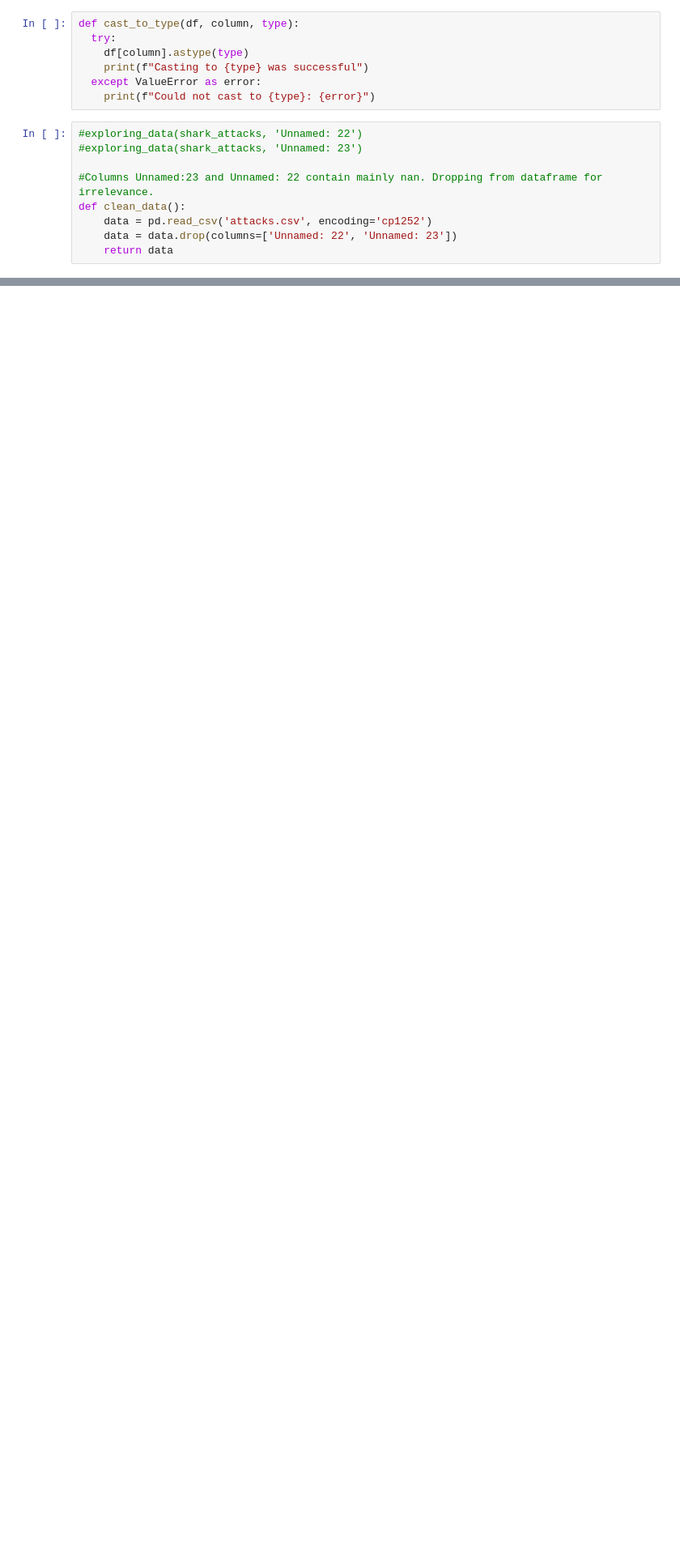
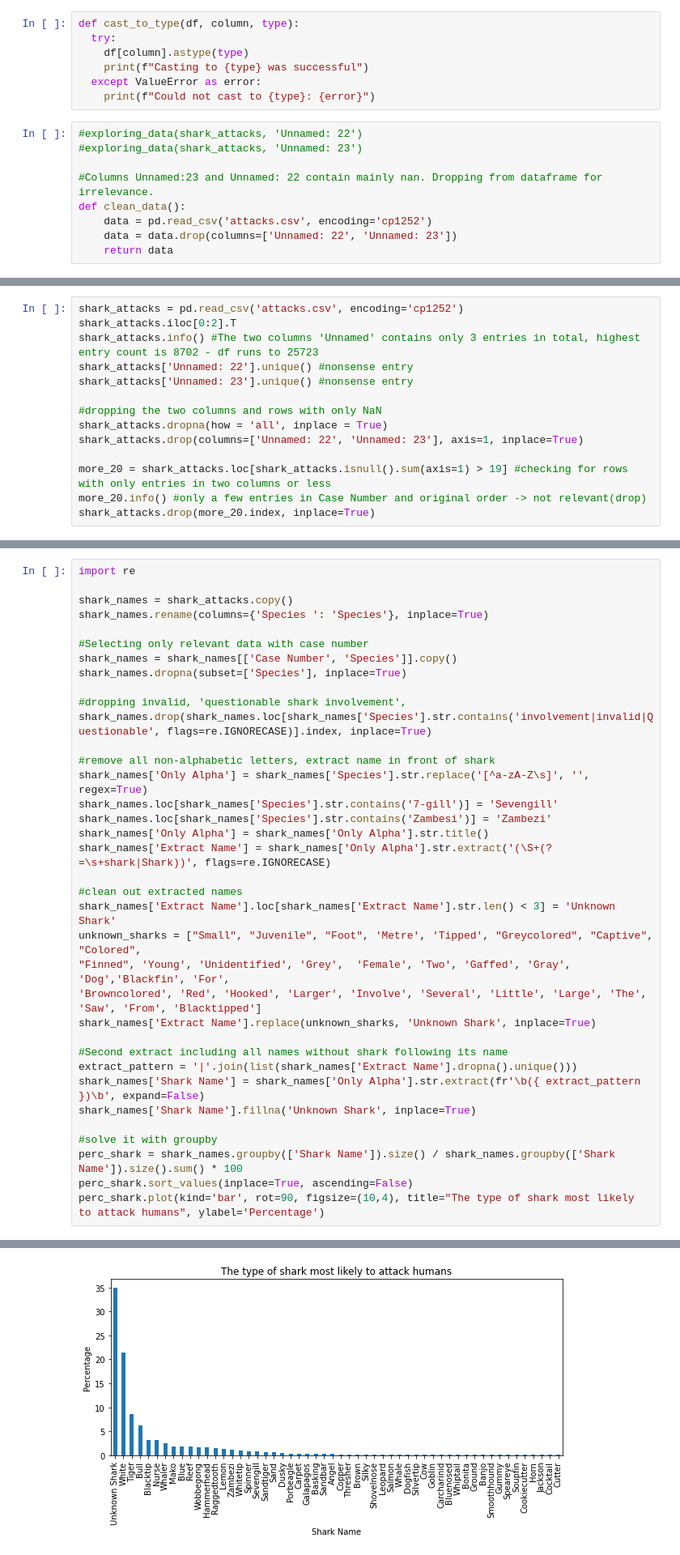
Before and after one commit to MandyP717/Data-analytics-with-python, a Jupyter notebook: Shark Attack/Sharks.ipynb, the cells around one changed output, grey strips where cells are left out. Shown at 81% size. Cells and saved outputs as stored; diff of their text form; blank space fills up the shorter version.

Commit message:
rewritten large chunks of code

```diff
--- a/Shark Attack/Sharks.ipynb
+++ b/Shark Attack/Sharks.ipynb
@@ -63,0 +52,14 @@ def clean_data():
+# %%
+shark_attacks = pd.read_csv('attacks.csv', encoding='cp1252')
+shark_attacks.iloc[0:2].T
+shark_attacks.info() #The two columns 'Unnamed' contains only 3 entries in total, highest entry count is 8702 - df runs to 25723
+shark_attacks['Unnamed: 22'].unique() #nonsense entry
+shark_attacks['Unnamed: 23'].unique() #nonsense entry
+
+#dropping the two columns and rows with only NaN
+shark_attacks.dropna(how = 'all', inplace = True)
+shark_attacks.drop(columns=['Unnamed: 22', 'Unnamed: 23'], axis=1, inplace=True)
+
+more_20 = shark_attacks.loc[shark_attacks.isnull().sum(axis=1) > 19] #checking for rows with only entries in two columns or less
+more_20.info() #only a few entries in Case Number and original order -> not relevant(drop)
+shark_attacks.drop(more_20.index, inplace=True)
@@ -101,0 +95,37 @@ Index(['Case Number', 'Date', 'Year', 'Type', 'Country', 'Area', 'Location',
+# %%
+import re
+
+shark_names = shark_attacks.copy()
+shark_names.rename(columns={'Species ': 'Species'}, inplace=True)
+
+#Selecting only relevant data with case number
+shark_names = shark_names[['Case Number', 'Species']].copy()
+shark_names.dropna(subset=['Species'], inplace=True)
+
+#dropping invalid, 'questionable shark involvement',
+shark_names.drop(shark_names.loc[shark_names['Species'].str.contains('involvement|invalid|Questionable', flags=re.IGNORECASE)].index, inplace=True)
+
+#remove all non-alphabetic letters, extract name in front of shark
+shark_names['Only Alpha'] = shark_names['Species'].str.replace('[^a-zA-Z\s]', '', regex=True)
+shark_names.loc[shark_names['Species'].str.contains('7-gill')] = 'Sevengill'
+shark_names.loc[shark_names['Species'].str.contains('Zambesi')] = 'Zambezi'
+shark_names['Only Alpha'] = shark_names['Only Alpha'].str.title()
+shark_names['Extract Name'] = shark_names['Only Alpha'].str.extract('(\S+(?=\s+shark|Shark))', flags=re.IGNORECASE)
+
+#clean out extracted names
+shark_names['Extract Name'].loc[shark_names['Extract Name'].str.len() < 3] = 'Unknown Shark'
+unknown_sharks = ["Small", "Juvenile", "Foot", 'Metre', 'Tipped', "Greycolored", "Captive", "Colored",
+"Finned", 'Young', 'Unidentified', 'Grey',  'Female', 'Two', 'Gaffed', 'Gray', 'Dog','Blackfin', 'For',
+'Browncolored', 'Red', 'Hooked', 'Larger', 'Involve', 'Several', 'Little', 'Large', 'The', 'Saw', 'From', 'Blacktipped']
+shark_names['Extract Name'].replace(unknown_sharks, 'Unknown Shark', inplace=True)
+
+#Second extract including all names without shark following its name
+extract_pattern = '|'.join(list(shark_names['Extract Name'].dropna().unique()))
+shark_names['Shark Name'] = shark_names['Only Alpha'].str.extract(fr'\b({ extract_pattern })\b', expand=False)
+shark_names['Shark Name'].fillna('Unknown Shark', inplace=True)
+
+#solve it with groupby
+perc_shark = shark_names.groupby(['Shark Name']).size() / shark_names.groupby(['Shark Name']).size().sum() * 100
+perc_shark.sort_values(inplace=True, ascending=False)
+perc_shark.plot(kind='bar', rot=90, figsize=(10,4), title="The type of shark most likely to attack humans", ylabel='Percentage')
+# %% [output]
@@ -102,3 +133,4 @@ Index(['Case Number', 'Date', 'Year', 'Type', 'Country', 'Area', 'Location',
+[figure, added]
 # %% [markdown]
 Assumption / Bias:
 1. There are no human aged >= 1000
```
Also changed, not shown: parts of 13 cells of this notebook.
